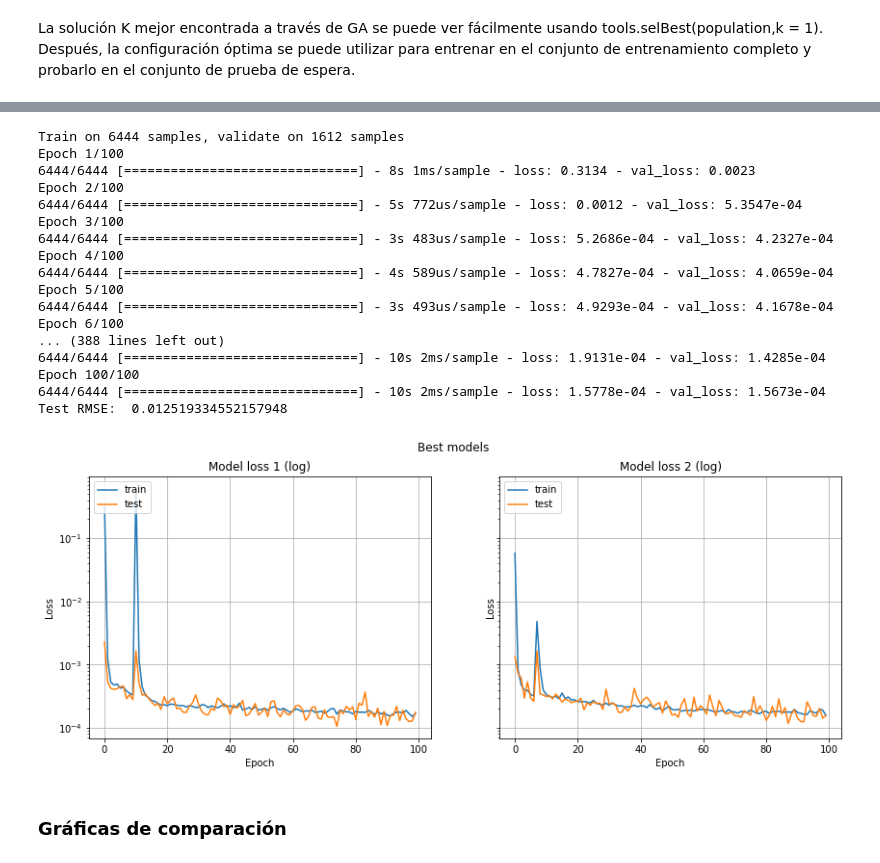
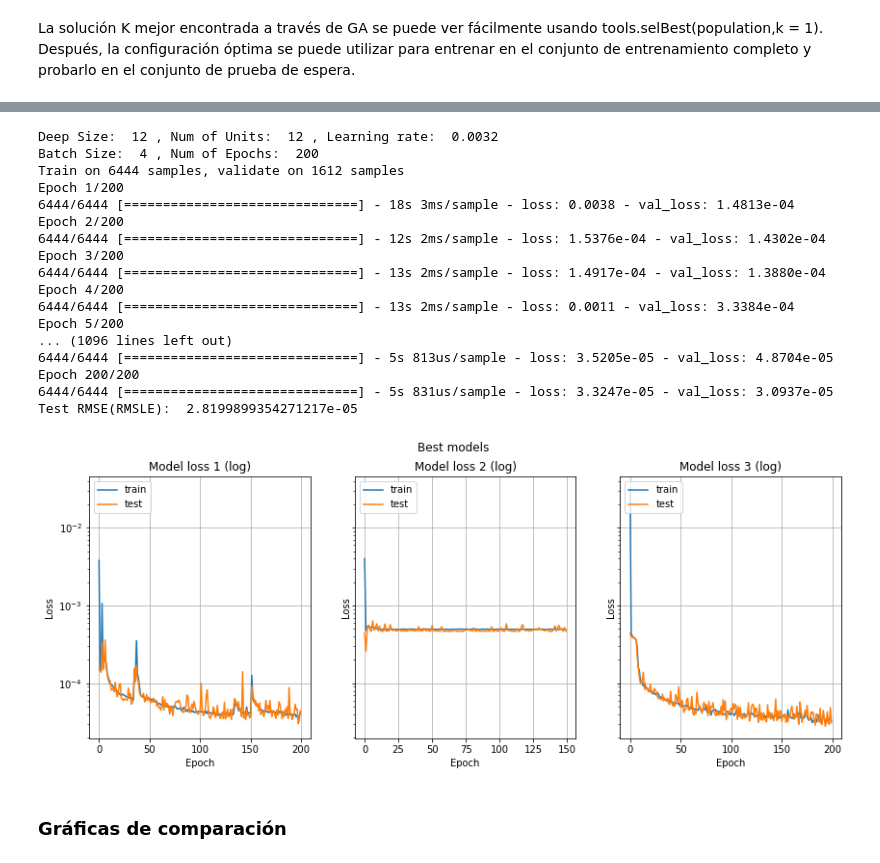
Before and after one commit to igomezv/nnogada, a Jupyter notebook: test.ipynb, the cells around one changed output, grey strips where cells are left out. Cells and saved outputs as stored; diff of their text form; code cells hidden in the pictures.

```diff
--- a/test.ipynb
+++ b/test.ipynb
@@ -187,0 +259,12 @@ Batch Size:  8 , Num of Epochs:  100
+# %%
+# Selecciona los mejores k individuos - (para k=5)
+k = 3
+best_genes = df.iloc[:k,]
+
+best_deep_size = best_genes.iloc[:,0]
+best_num_units = best_genes.iloc[:,1]
+best_learning_rate = best_genes.iloc[:,2]
+best_batch_size = best_genes.iloc[:,3]
+best_epochs = best_genes.iloc[:,4]
+
+best_genes
@@ -194,13 +285,16 @@ best_deep_size
 #and make predictions on the test set
 
 X,Y = prepare_dataset(train_data)
-X_train, X_test, y_train, y_test = split(X, Y, test_size = 0.20, random_state = 1120)
+X_train, X_test, y_train, y_test = split(X, Y, test_size = 0.20, random_state = 0)
 
 models = []
-histories = []
+historial = []
 y_pred = []
 
 for k in range(len(best_deep_size)):
+    print('\nDeep Size: ', best_deep_size[k], ', Num of Units: ', best_num_units[k], ', Learning rate: ', best_learning_rate[k])
+    print('Batch Size: ', best_batch_size[k], ", Num of Epochs: ", best_epochs[k])
+
     models.append(keras.Sequential())
     models[-1].add(keras.Input(shape=(int(X_train.shape[1]),)))
     models[-1].add(layers.Dense(best_num_units[k], input_shape=(int(X_train.shape[1]),)))
@@ -211,56 +305,56 @@ for k in range(len(best_deep_size)):
     models[-1].add(layers.Dense(1, activation='linear'))
 
     optimizer = keras.optimizers.Adam(learning_rate=best_learning_rate[k], beta_1=0.9, beta_2=0.999, epsilon=1e-3)
-    models[-1].compile(optimizer=optimizer, loss='mean_squared_error')
-    # callbacks = [keras.callbacks.EarlyStopping(monitor='val_loss', mode='min',
-    #                                    min_delta=1e-4,
-    #                                    patience=3,
-    #                                    restore_best_weights=True)]
-    # history = model.fit(X_train, y_train, validation_data=(X_test, y_test),
-    #                     epochs=best_epochs, callbacks=callbacks, batch_size=best_batch_size, shuffle=True)
-    histories.append(models[-1].fit(X_train, y_train, validation_data=(X_test, y_test),
+    models[-1].compile(optimizer=optimizer, loss=metrics[1][m])
+    callbacks = [keras.callbacks.EarlyStopping(monitor='val_loss', mode='min',
+                                       min_delta=0,
+                                       patience=50,
+                                       restore_best_weights=True)]
+#     history = models[-1].fit(X_train, y_train, validation_data=(X_test, y_test),
+#                         epochs=best_epochs, callbacks=callbacks, batch_size=best_batch_size, shuffle=True)
+    historial.append(models[-1].fit(X_train, y_train, validation_data=(X_test, y_test),
                         epochs=best_epochs[k], batch_size=best_batch_size[k], shuffle=True))
-    y_pred.append(models[-1].predict(X_test))
+    y_pred.append(models[-1].predict(X))
 
-    rmse = np.sqrt(mean_squared_error(y_test, y_pred[-1]))
-    print('Test RMSE: ', rmse)
+    error = metrics[0][m](Y, y_pred[-1])
+    print('Test RMSE(RMSLE): ', error)
 # %% [output]
+Deep Size:  12 , Num of Units:  12 , Learning rate:  0.0032
+Batch Size:  4 , Num of Epochs:  200
 Train on 6444 samples, validate on 1612 samples
-Epoch 1/100
-6444/6444 [==============================] - 8s 1ms/sample - loss: 0.3134 - val_loss: 0.0023
-Epoch 2/100
-6444/6444 [==============================] - 5s 772us/sample - loss: 0.0012 - val_loss: 5.3547e-04
-Epoch 3/100
-6444/6444 [==============================] - 3s 483us/sample - loss: 5.2686e-04 - val_loss: 4.2327e-04
-Epoch 4/100
-6444/6444 [==============================] - 4s 589us/sample - loss: 4.7827e-04 - val_loss: 4.0659e-04
-Epoch 5/100
-6444/6444 [==============================] - 3s 493us/sample - loss: 4.9293e-04 - val_loss: 4.1678e-04
-Epoch 6/100
-... (388 lines left out)
-6444/6444 [==============================] - 10s 2ms/sample - loss: 1.9131e-04 - val_loss: 1.4285e-04
-Epoch 100/100
-6444/6444 [==============================] - 10s 2ms/sample - loss: 1.5778e-04 - val_loss: 1.5673e-04
-Test RMSE:  0.012519334552157948
+Epoch 1/200
+6444/6444 [==============================] - 18s 3ms/sample - loss: 0.0038 - val_loss: 1.4813e-04
+Epoch 2/200
+6444/6444 [==============================] - 12s 2ms/sample - loss: 1.5376e-04 - val_loss: 1.4302e-04
+Epoch 3/200
+6444/6444 [==============================] - 13s 2ms/sample - loss: 1.4917e-04 - val_loss: 1.3880e-04
+Epoch 4/200
+6444/6444 [==============================] - 13s 2ms/sample - loss: 0.0011 - val_loss: 3.3384e-04
+Epoch 5/200
+... (1096 lines left out)
+6444/6444 [==============================] - 5s 813us/sample - loss: 3.5205e-05 - val_loss: 4.8704e-05
+Epoch 200/200
+6444/6444 [==============================] - 5s 831us/sample - loss: 3.3247e-05 - val_loss: 3.0937e-05
+Test RMSE(RMSLE):  2.8199899354271217e-05
 # %%
 fig, axs = plt.subplots(1, len(models), figsize=(14,5), sharey='row')
 fig.suptitle('Best models')
 titles = []
 for k in range(len(models)):
     titles.append(f"Model loss {k+1} (log)")
-    axs[k].plot(histories[k].history['loss'])
-    axs[k].plot(histories[k].history['val_loss'])
+    axs[k].plot(historial[k].history['loss'])
+    axs[k].plot(historial[k].history['val_loss'])
 #     print(titles[-1])
     axs[k].set_title(titles[-1])
     axs[k].set_yscale("log")
     axs[k].legend(['train', 'test'], loc='upper left')
     axs[k].grid()
 
 for ax in axs.flat:
     ax.set(xlabel='Epoch', ylabel='Loss')
 plt.show()
 # %% [output]
-[figure, old version]
+[figure, new version]
 # %% [markdown]
 ### Gráficas de comparación
 # %%
```
Also changed, not shown: parts of 34 cells of this notebook, 1 other file.
